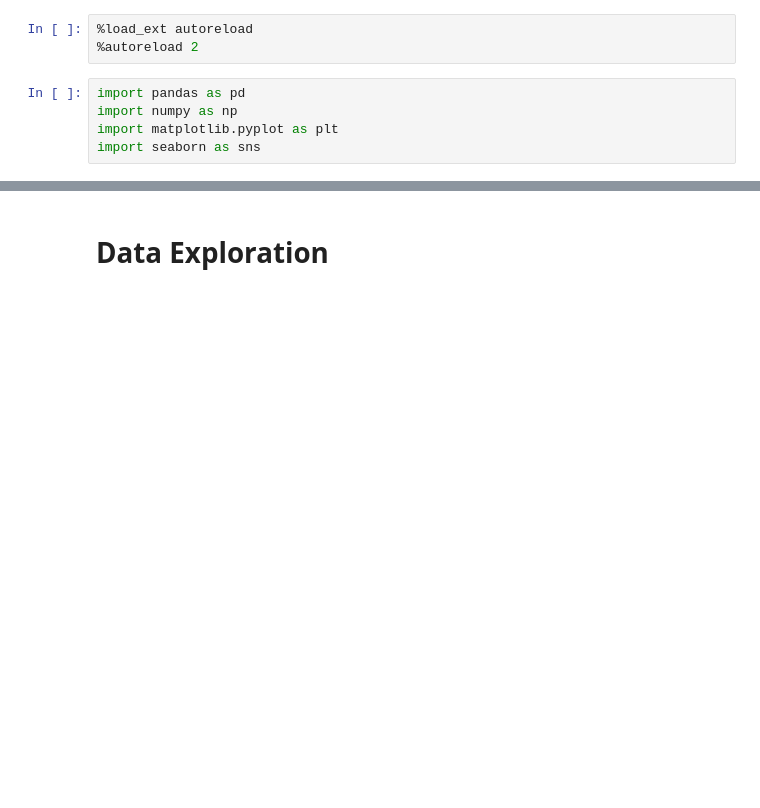
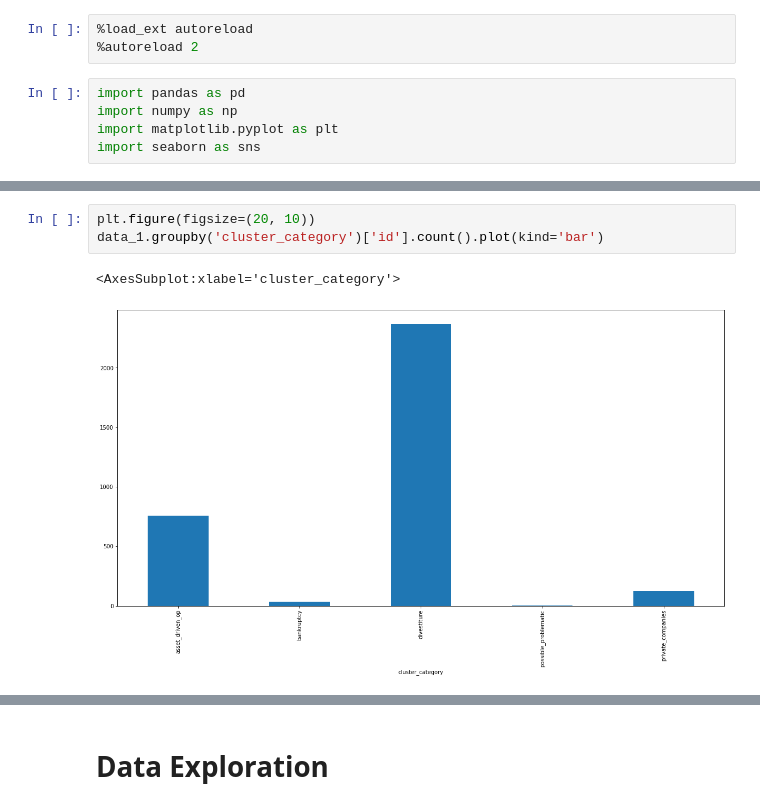
Before and after one commit to cobergmann/MA_PREDICTOR, a Jupyter notebook: notebooks/vlad_data_viz_and_exp.ipynb, the cells around one changed output, grey strips where cells are left out. Drawn from its saved outputs; the diff is of its cells as text; blank space fills up the shorter version.

```diff
--- a/notebooks/vlad_data_viz_and_exp.ipynb
+++ b/notebooks/vlad_data_viz_and_exp.ipynb
@@ -25,0 +548,6 @@ df
+# %%
+plt.figure(figsize=(20, 10))
+data_1.groupby('cluster_category')['id'].count().plot(kind='bar')
+# %% [output]
+<AxesSubplot:xlabel='cluster_category'>
+[figure, added]
```
Also changed, not shown: parts of 109 cells of this notebook.
